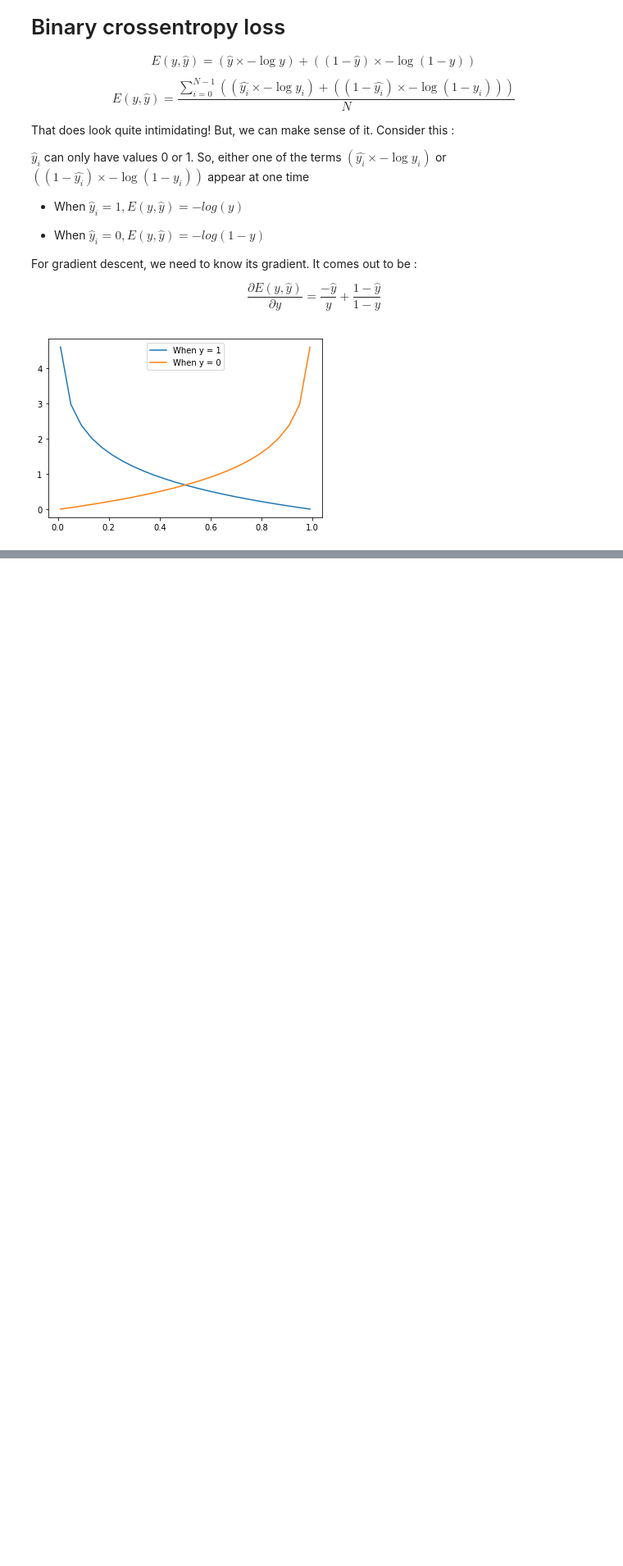
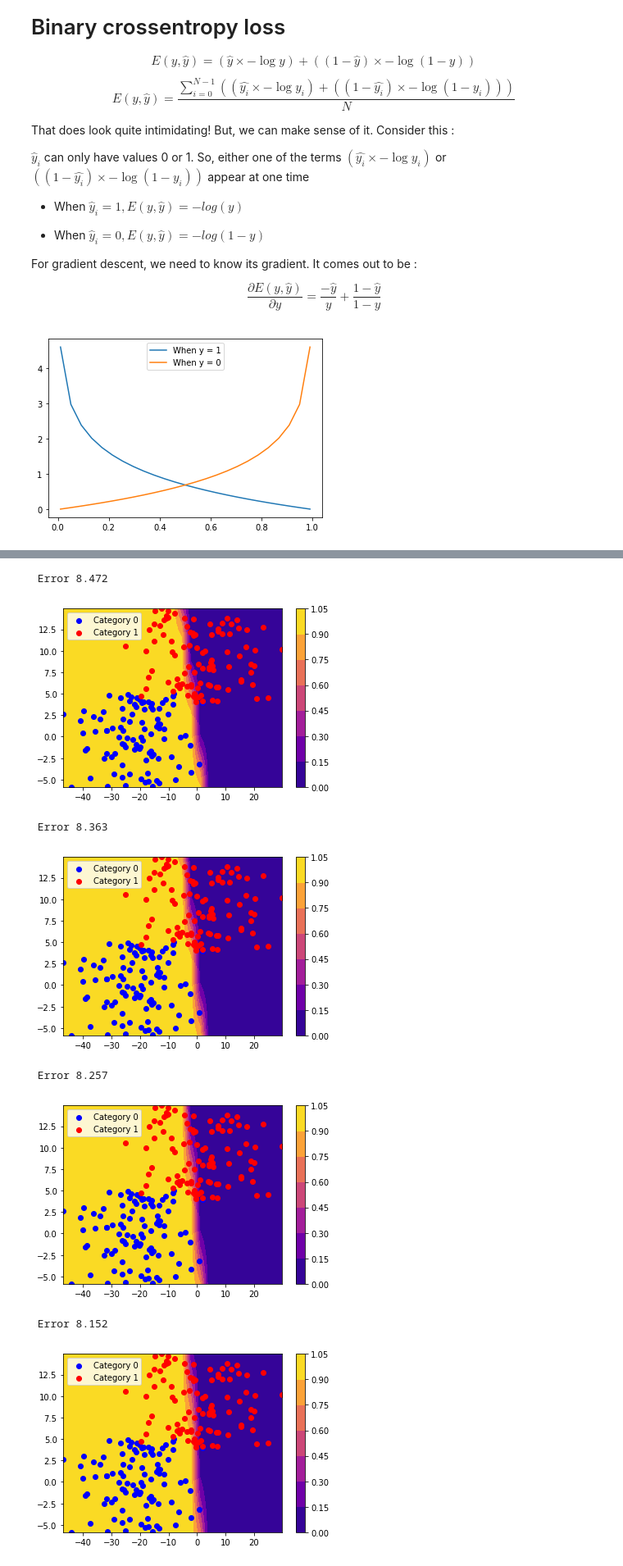
Before and after one commit to Ashwin-Rajesh/PyTorch_IEEE_2021, a Jupyter notebook: 2_LogisticRegression.ipynb, the cells around one changed output, grey strips where cells are left out. Shown at 82% size. Cells and saved outputs as stored; diff of their text form; code cells hidden in the pictures; blank space fills up the shorter version.

````diff
--- a/2_LogisticRegression.ipynb
+++ b/2_LogisticRegression.ipynb
@@ -145,11 +144,11 @@ For gradient descent, we need to know its gradient. It comes out to be :
 
 \\[ \frac{\partial E (y, \hat{y})}{\partial y} = \frac{-\hat{y}}{y} + \frac{1-\hat{y}}{1-y} \\]
 # %%
-def bce_loss(act, pred):
-  return np.average(-(act * np.log(pred))-((1-act)*np.log(1-pred)))
+def bce_loss(act, pred, epsilon=1e-5):
+  return np.average(-(act * np.log(pred + epsilon))-((1-act)*np.log(1-pred + epsilon)))
 
-def d_bce_loss(act, pred):
-  return -act / pred + (1 - act)/(1 - pred)
+def d_bce_loss(act, pred, epsilon=1e-5):
+  return -act / (pred + epsilon) + (1 - act)/(1 - pred + epsilon)
 
 temp = np.linspace(0.01, 0.99, 25)
 plt.plot(temp, -np.log(temp), label="When y = 1")
@@ -192,3 +191,60 @@ In our code,
 - ```d_wx``` = $ \frac{\partial E}{\partial Wx} $
 - ```d_wy``` = $ \frac{\partial E}{\partial Wy} $
 - ```d_b``` = $ \frac{\partial E}{\partial B}
+# %%
+# First, initialize slope and intercept randomly
+wx = np.random.randn()
+wy = np.random.randn()
+b  = np.random.randn()
+
+# Number of iterations
+num_iter = 20
+
+# Learning rate is the factor that is multiplied with the gradient
+learning_rate = 1e-1       # Optimum rate from trial and error
+
+# To store values of slope, intercept and error over training, for visualizing later
+param_hist = []
+error_hist = []
+
+# Start training
+for i in range(num_iter):
+  z_in = wx * data[:,0] + wy * data[:,1] + b
+  z    = sigmoid(z_in)
+
+  # Compute error
+  error = bce_loss(label, z)
+  print(" Error %.3f "%(error))
+
+  # Visualize the current prediction
+  vis_boundary(wx, wy, b)               # View in 2D
+  # vis_boundary3D(wx, wy, b)             # View in 3D
+
+  # Append to history to visualize later
+  param_hist.append([wx, wy, b])
+  error_hist.append(error)
+
+  # Derivative of error with respect to z
+  d_z = d_bce_loss(label, z)
+
+  # Back propagate through sigmoid function
+  d_zin = d_z * d_sigmoid(z_in)
+
+  # Derivative of errors with respect to slopes and intercepts
+  d_wx = d_zin * data[:,0]
+  d_wy = d_zin * data[:,1]
+  d_b  = d_zin
+
+  # Update predictions by gradient descent rule
+  wx = wx - learning_rate * np.mean(d_wx)
+  wy = wy - learning_rate * np.mean(d_wy)
+  b  = b  - learning_rate * np.mean(d_b)
+# %% [output]
+ Error 8.472
+[figure, added]
+ Error 8.363
+[figure, added]
+ Error 8.257
+[figure, added]
+ Error 8.152
+[figure, added]
````
Also changed, not shown: parts of 8 cells of this notebook.
